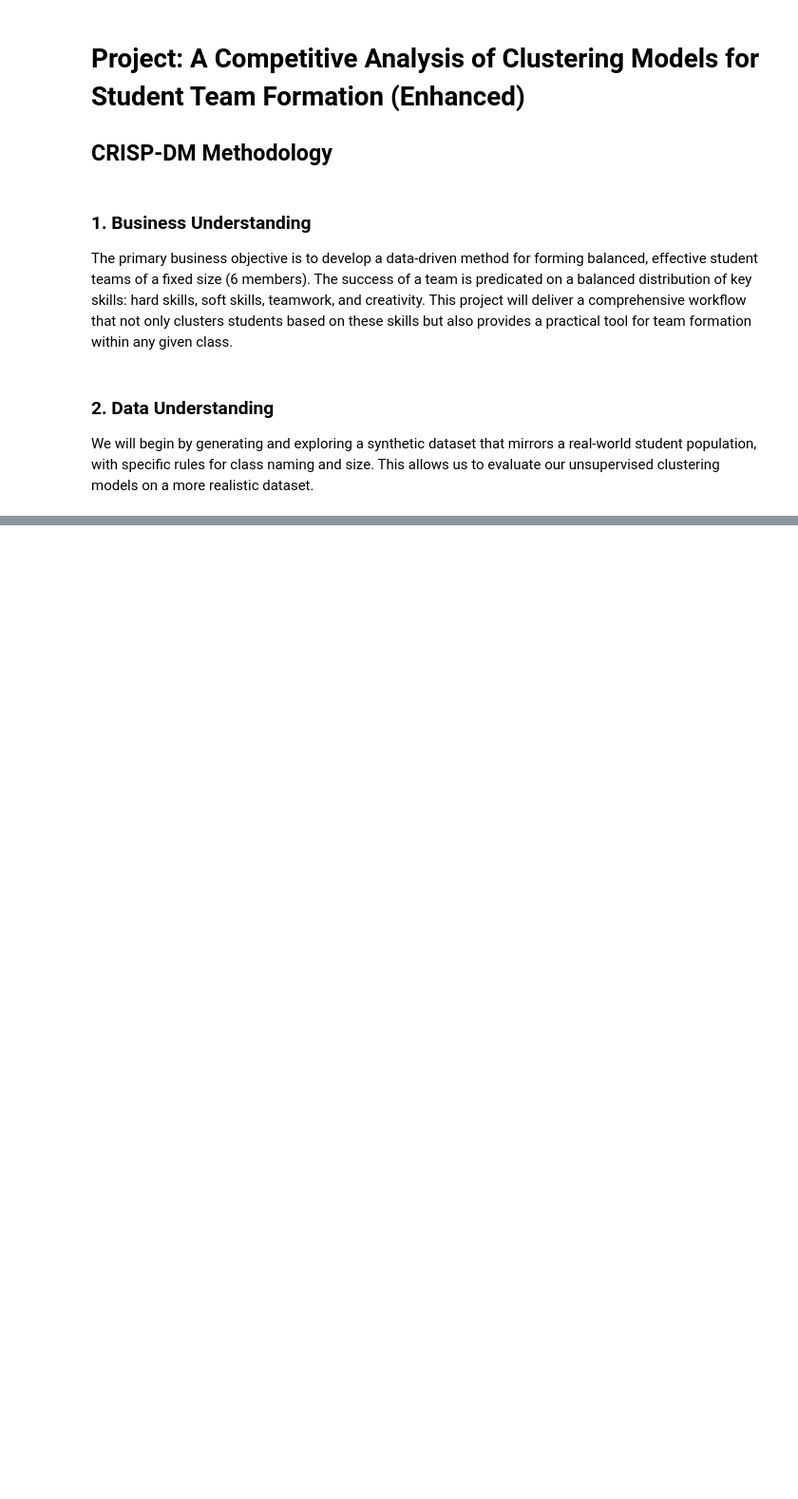
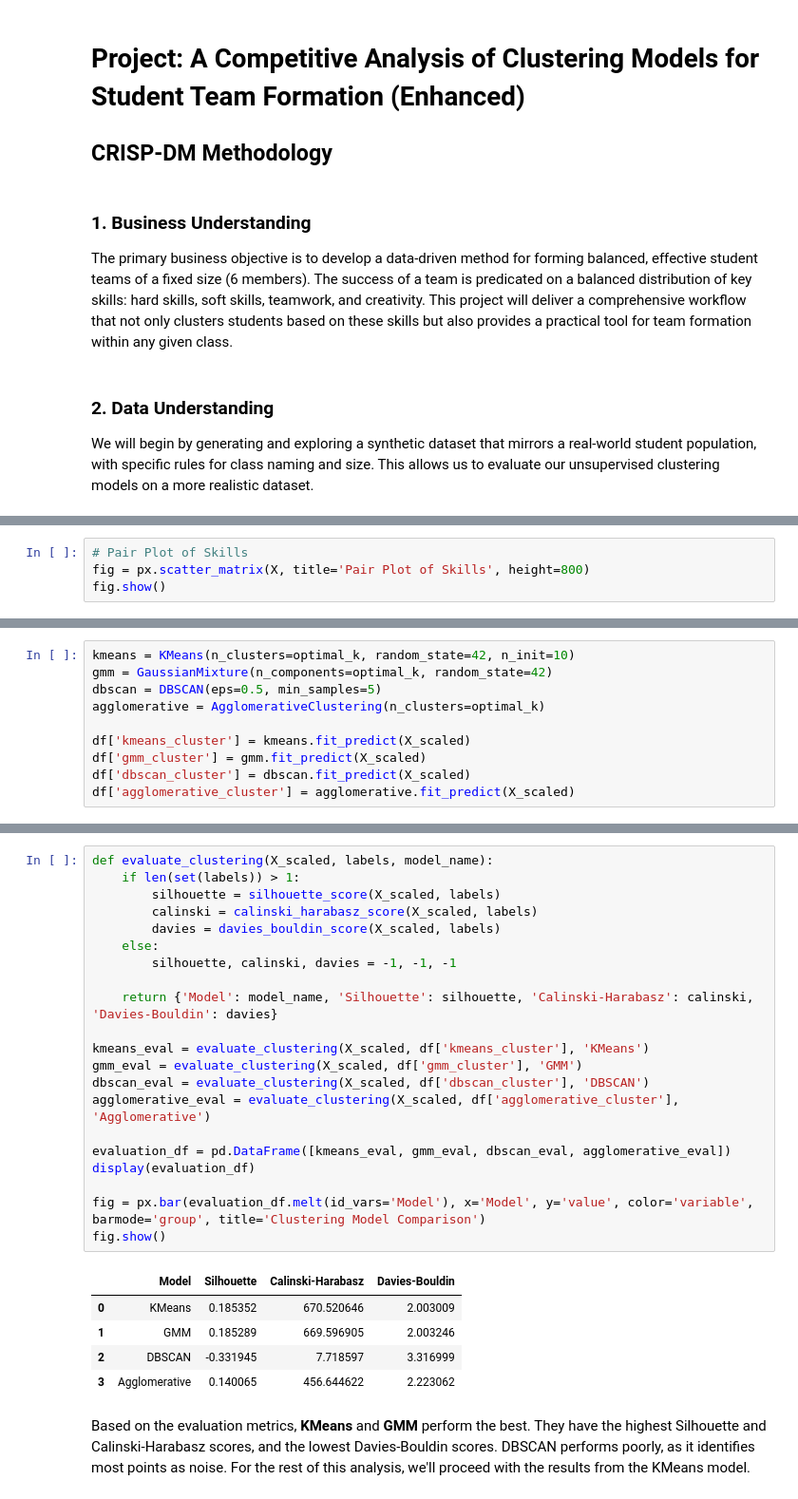
Before and after one commit to arfaouiahmed1/Stage, a Jupyter notebook: Datasets/Clustering Students/Clustering_Students_Final.ipynb, the cells around one changed output, grey strips where cells are left out. Shown at 95% size. Saved outputs shown, nothing was run; the diff lists cells and outputs as text; blank space fills up the shorter version.

```diff
--- a/Datasets/Clustering Students/Clustering_Students_Final.ipynb
+++ b/Datasets/Clustering Students/Clustering_Students_Final.ipynb
@@ -263,0 +143,4 @@ For the stated business objective of creating balanced and effective student tea
+# %%
+# Pair Plot of Skills
+fig = px.scatter_matrix(X, title='Pair Plot of Skills', height=800)
+fig.show()
@@ -263,0 +194,10 @@ For the stated business objective of creating balanced and effective student tea
+# %%
+kmeans = KMeans(n_clusters=optimal_k, random_state=42, n_init=10)
+gmm = GaussianMixture(n_components=optimal_k, random_state=42)
+dbscan = DBSCAN(eps=0.5, min_samples=5)
+agglomerative = AgglomerativeClustering(n_clusters=optimal_k)
+
+df['kmeans_cluster'] = kmeans.fit_predict(X_scaled)
+df['gmm_cluster'] = gmm.fit_predict(X_scaled)
+df['dbscan_cluster'] = dbscan.fit_predict(X_scaled)
+df['agglomerative_cluster'] = agglomerative.fit_predict(X_scaled)
@@ -263,0 +210,29 @@ For the stated business objective of creating balanced and effective student tea
+# %%
+def evaluate_clustering(X_scaled, labels, model_name):
+    if len(set(labels)) > 1:
+        silhouette = silhouette_score(X_scaled, labels)
+        calinski = calinski_harabasz_score(X_scaled, labels)
+        davies = davies_bouldin_score(X_scaled, labels)
+    else:
+        silhouette, calinski, davies = -1, -1, -1
+
+    return {'Model': model_name, 'Silhouette': silhouette, 'Calinski-Harabasz': calinski, 'Davies-Bouldin': davies}
+
+kmeans_eval = evaluate_clustering(X_scaled, df['kmeans_cluster'], 'KMeans')
+gmm_eval = evaluate_clustering(X_scaled, df['gmm_cluster'], 'GMM')
+dbscan_eval = evaluate_clustering(X_scaled, df['dbscan_cluster'], 'DBSCAN')
+agglomerative_eval = evaluate_clustering(X_scaled, df['agglomerative_cluster'], 'Agglomerative')
+
+evaluation_df = pd.DataFrame([kmeans_eval, gmm_eval, dbscan_eval, agglomerative_eval])
+display(evaluation_df)
+
+fig = px.bar(evaluation_df.melt(id_vars='Model'), x='Model', y='value', color='variable', barmode='group', title='Clustering Model Comparison')
+fig.show()
+# %% [output]
+|  | Model | Silhouette | Calinski-Harabasz | Davies-Bouldin |
+| 0 | KMeans | 0.185352 | 670.520646 | 2.003009 |
+| 1 | GMM | 0.185289 | 669.596905 | 2.003246 |
+| 2 | DBSCAN | -0.331945 | 7.718597 | 3.316999 |
+| 3 | Agglomerative | 0.140065 | 456.644622 | 2.223062 |
+# %% [markdown]
+Based on the evaluation metrics, **KMeans** and **GMM** perform the best. They have the highest Silhouette and Calinski-Harabasz scores, and the lowest Davies-Bouldin scores. DBSCAN performs poorly, as it identifies most points as noise. For the rest of this analysis, we'll proceed with the results from the KMeans model.
```
Also changed, not shown: parts of 46 cells of this notebook, 2 other files.
